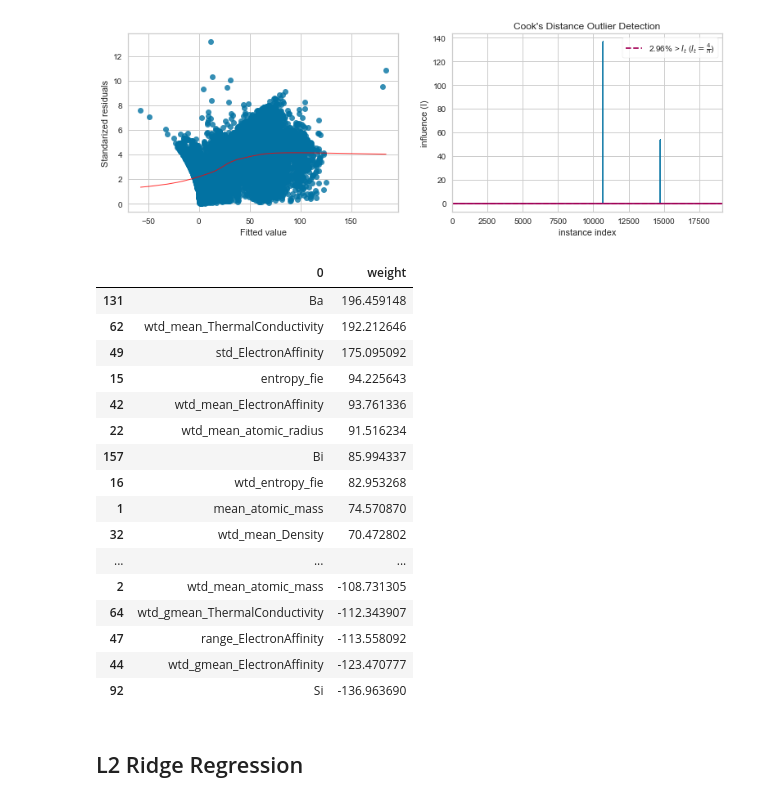
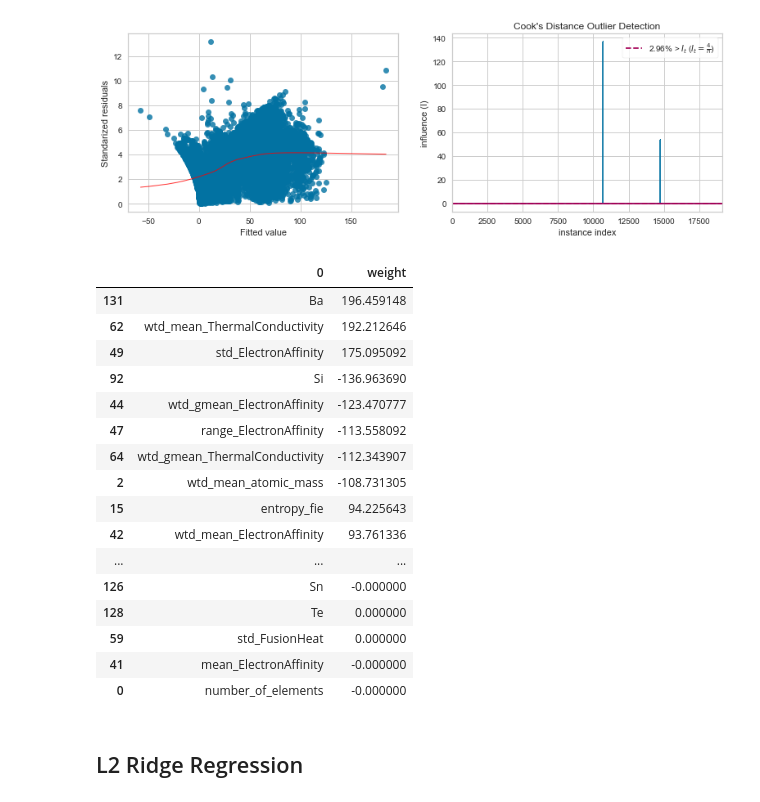
Before and after one commit to JosephLazarus/QTW, a Jupyter notebook: Case Study 1/Case Study 1-simplier.ipynb, the cells around one changed output. Drawn from its saved outputs; the diff is of its cells as text; code cells hidden in the pictures.

Commit message:
updated L1 and L2 weights

```diff
--- a/Case Study 1/Case Study 1-simplier.ipynb
+++ b/Case Study 1/Case Study 1-simplier.ipynb
@@ -688,26 +688,26 @@ Prediction Error, Residual and Cook's D Plots
 # %%
 L1_weights = pd.DataFrame(X_scaled.columns)
 L1_weights['weight'] = LassoEstimator.coef_
 
-L1_weights.sort_values('weight', ascending = False).head(200)
+L1_weights.sort_values('weight', key=abs, ascending = False).head(200)
 # %% [output]
 |  | 0 | weight |
 | 131 | Ba | 196.459148 |
 | 62 | wtd_mean_ThermalConductivity | 192.212646 |
 | 49 | std_ElectronAffinity | 175.095092 |
+| 92 | Si | -136.963690 |
+| 44 | wtd_gmean_ElectronAffinity | -123.470777 |
+| 47 | range_ElectronAffinity | -113.558092 |
+| 64 | wtd_gmean_ThermalConductivity | -112.343907 |
+| 2 | wtd_mean_atomic_mass | -108.731305 |
 | 15 | entropy_fie | 94.225643 |
 | 42 | wtd_mean_ElectronAffinity | 93.761336 |
-| 22 | wtd_mean_atomic_radius | 91.516234 |
-| 157 | Bi | 85.994337 |
-| 16 | wtd_entropy_fie | 82.953268 |
-| 1 | mean_atomic_mass | 74.570870 |
-| 32 | wtd_mean_Density | 70.472802 |
 | ... | ... | ... |
-| 2 | wtd_mean_atomic_mass | -108.731305 |
-| 64 | wtd_gmean_ThermalConductivity | -112.343907 |
-| 47 | range_ElectronAffinity | -113.558092 |
-| 44 | wtd_gmean_ElectronAffinity | -123.470777 |
-| 92 | Si | -136.963690 |
+| 126 | Sn | -0.000000 |
+| 128 | Te | 0.000000 |
+| 59 | std_FusionHeat | 0.000000 |
+| 41 | mean_ElectronAffinity | -0.000000 |
+| 0 | number_of_elements | -0.000000 |
 # %% [markdown]
 ## L2 Ridge Regression
 # %%
```
Also changed, not shown: parts of 14 cells of this notebook.
